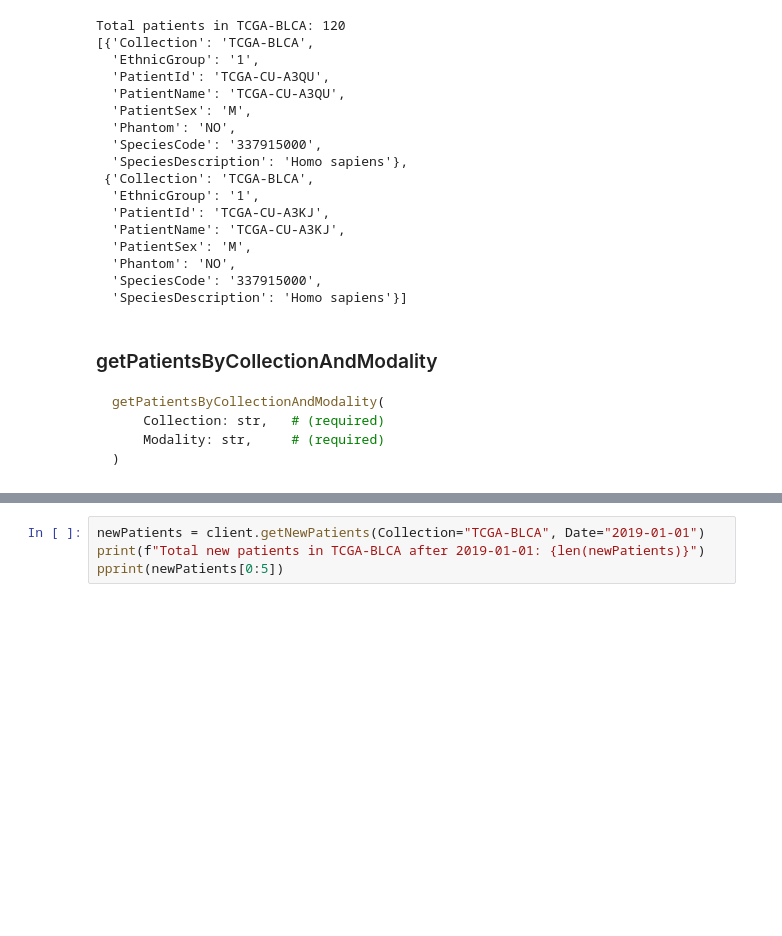
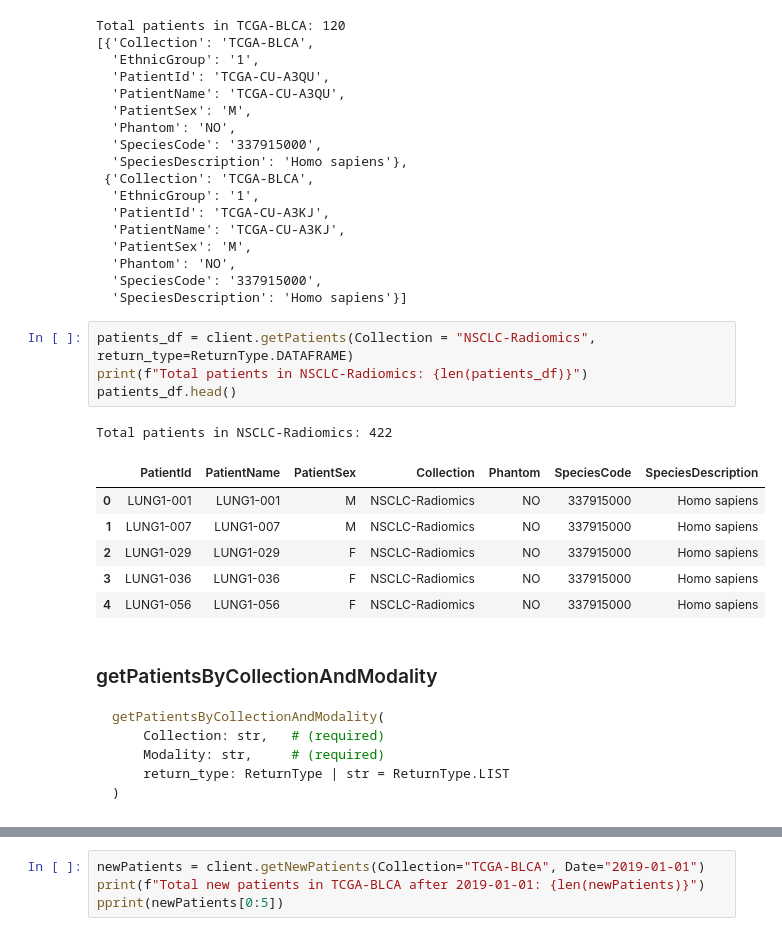
Before and after one commit to jjjermiah/nbia-toolkit, a Jupyter notebook: docs/Tutorial.ipynb, the cells around one changed output, grey strips where cells are left out. Drawn from its saved outputs; the diff is of its cells as text; blank space fills up the shorter version.

`````diff
--- a/docs/Tutorial.ipynb
+++ b/docs/Tutorial.ipynb
@@ -179,14 +252,27 @@ Total patients in TCGA-BLCA: 120
   'Phantom': 'NO',
   'SpeciesCode': '337915000',
   'SpeciesDescription': 'Homo sapiens'}]
+# %%
+patients_df = client.getPatients(Collection = "NSCLC-Radiomics", return_type=ReturnType.DATAFRAME)
+print(f"Total patients in NSCLC-Radiomics: {len(patients_df)}")
+patients_df.head()
+# %% [output]
+Total patients in NSCLC-Radiomics: 422
+|  | PatientId | PatientName | PatientSex | Collection | Phantom | SpeciesCode | SpeciesDescription |
+| 0 | LUNG1-001 | LUNG1-001 | M | NSCLC-Radiomics | NO | 337915000 | Homo sapiens |
+| 1 | LUNG1-007 | LUNG1-007 | M | NSCLC-Radiomics | NO | 337915000 | Homo sapiens |
+| 2 | LUNG1-029 | LUNG1-029 | F | NSCLC-Radiomics | NO | 337915000 | Homo sapiens |
+| 3 | LUNG1-036 | LUNG1-036 | F | NSCLC-Radiomics | NO | 337915000 | Homo sapiens |
+| 4 | LUNG1-056 | LUNG1-056 | F | NSCLC-Radiomics | NO | 337915000 | Homo sapiens |
 # %% [markdown]
 ### getPatientsByCollectionAndModality
 ``` python
 getPatientsByCollectionAndModality(
     Collection: str,   # (required)
     Modality: str,     # (required)
+    return_type: ReturnType | str = ReturnType.LIST
 )
-````
+```
 # %%
 patients = client.getPatientsByCollectionAndModality(Collection="TCGA-BLCA", Modality="CT")
 print(f"Total patients in TCGA-BLCA with modality CT: {len(patients)}")
`````
Also changed, not shown: parts of 23 cells of this notebook.
